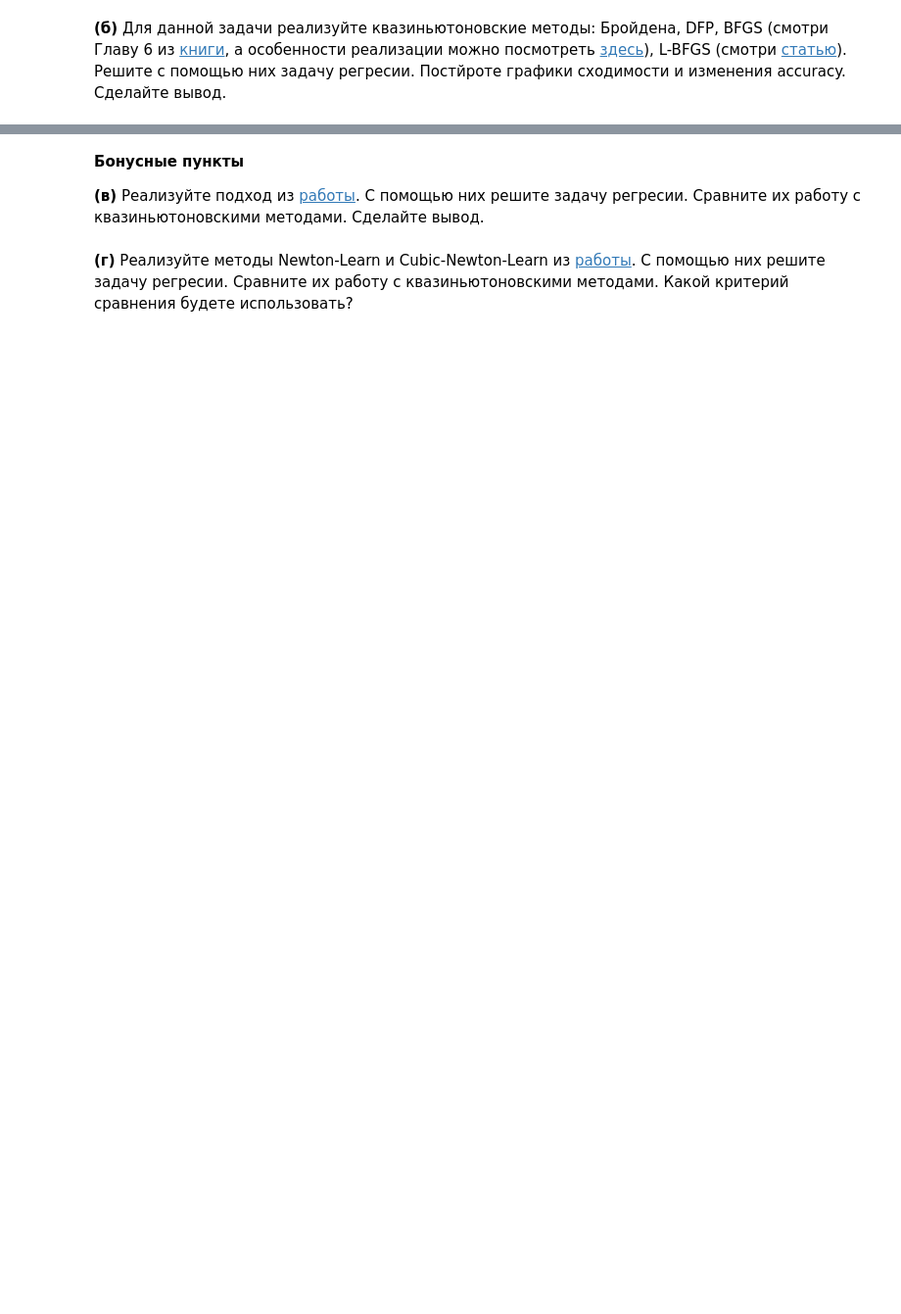
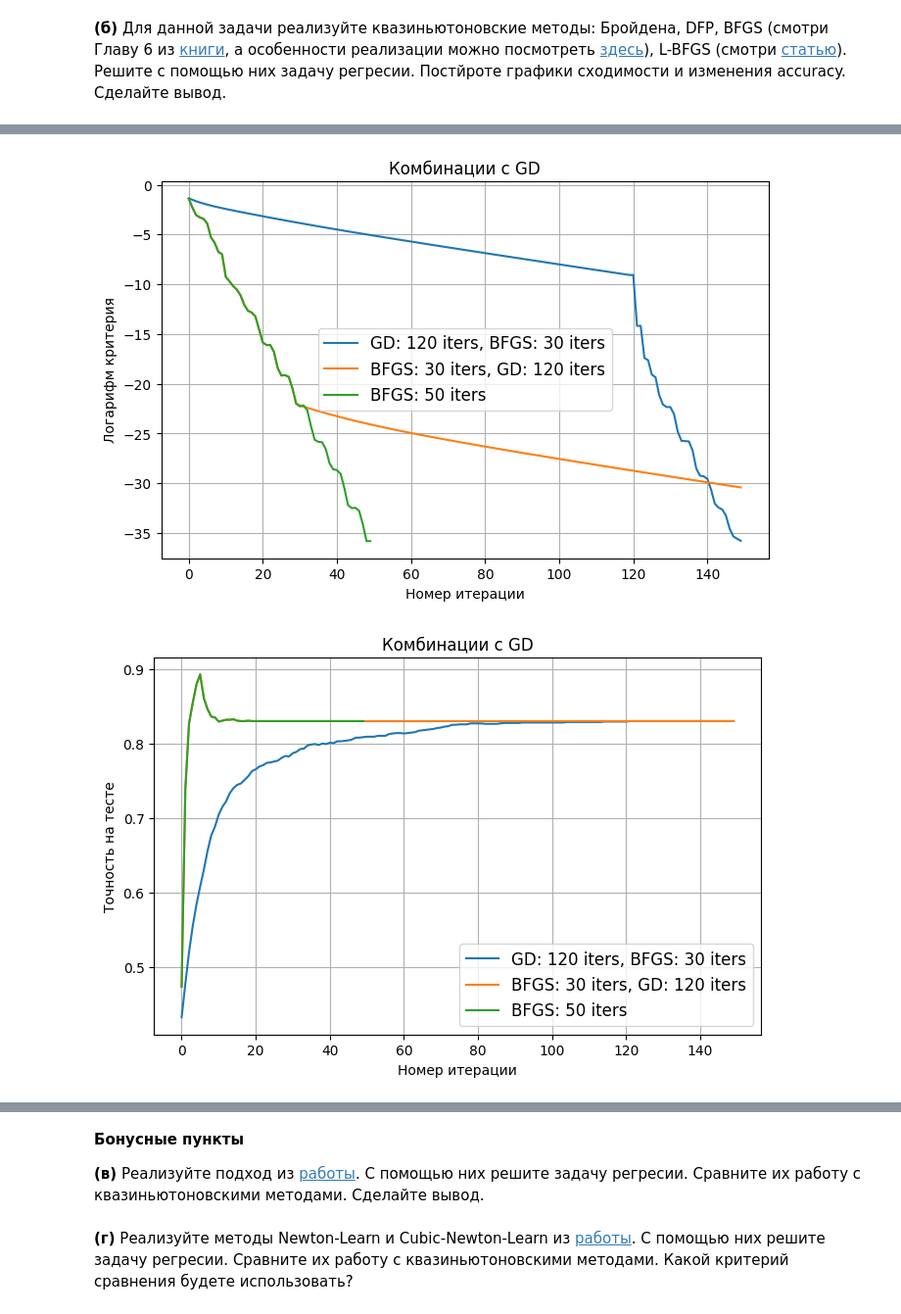
Before and after one commit to featztex/optimization, a Jupyter notebook: hw/Emelyanov_HW_9.ipynb, the cells around one changed output, grey strips where cells are left out. Shown: that part at 98% size. Drawn from its saved outputs; the diff is of its cells as text; code cells hidden in the pictures; blank space fills up the shorter version.

```diff
--- a/hw/Emelyanov_HW_9.ipynb
+++ b/hw/Emelyanov_HW_9.ipynb
@@ -75,20 +75,30 @@ def GD(x0, gamma, iters=1000):
 
     return errs
 # %%
-def risovach(errs, labels, title=''):
+def risovach(errs, labels, title='', accuracy=False, accs=[]):
 
     plt.figure(figsize=(8, 5))
 
     for err, lab in zip(errs, labels):
         plt.plot(range(len(err)), [np.log(e) for e in err], label=lab)
-    ylabel = 'Логарифм критерия'
 
     plt.xlabel("Номер итерации")
-    plt.ylabel(ylabel)
+    plt.ylabel('Логарифм критерия')
     plt.title(title)
     plt.grid()
     plt.legend(fontsize=12)
     plt.show()
+
+    if accuracy == True:
+        plt.figure(figsize=(8, 5))
+        for a, l in zip(accs, labels):
+            plt.plot(range(len(a)), a, label=l)
+        plt.xlabel("Номер итерации")
+        plt.ylabel("Точность на тесте")
+        plt.title(title)
+        plt.grid()
+        plt.legend(fontsize=12)
+        plt.show()
 # %%
 iters = 100
 errs_ng = ND(1.3, gamma=lambda x, k: 0.95, iters=iters)
@@ -346,0 +447,11 @@ risovach(errs=[errs], labels=['BFGS'])
+# %%
+iters = 150
+acc, errs, x = GD_help(x0, method=BFGS, gamma_gd=lambda x, k: 0.5, iters=iters, q=0.8)
+acc1, errs1, x1 = GD_help(x0, method=BFGS, gamma_gd=lambda x, k: 0.5, iters=iters, q=0.8, reverse=True)
+acc2, errs2, x2 = BFGS(x0, iters=50)
+
+risovach(errs=[errs, errs1, errs2], labels=['GD: 120 iters, BFGS: 30 iters', 'BFGS: 30 iters, GD: 120 iters', 'BFGS: 50 iters'],
+         title='Комбинации с GD', accuracy=True, accs=[acc, acc1, acc2])
+# %% [output]
+[figure, added]
+[figure, added]
```
Also changed, not shown: parts of 11 cells of this notebook.
